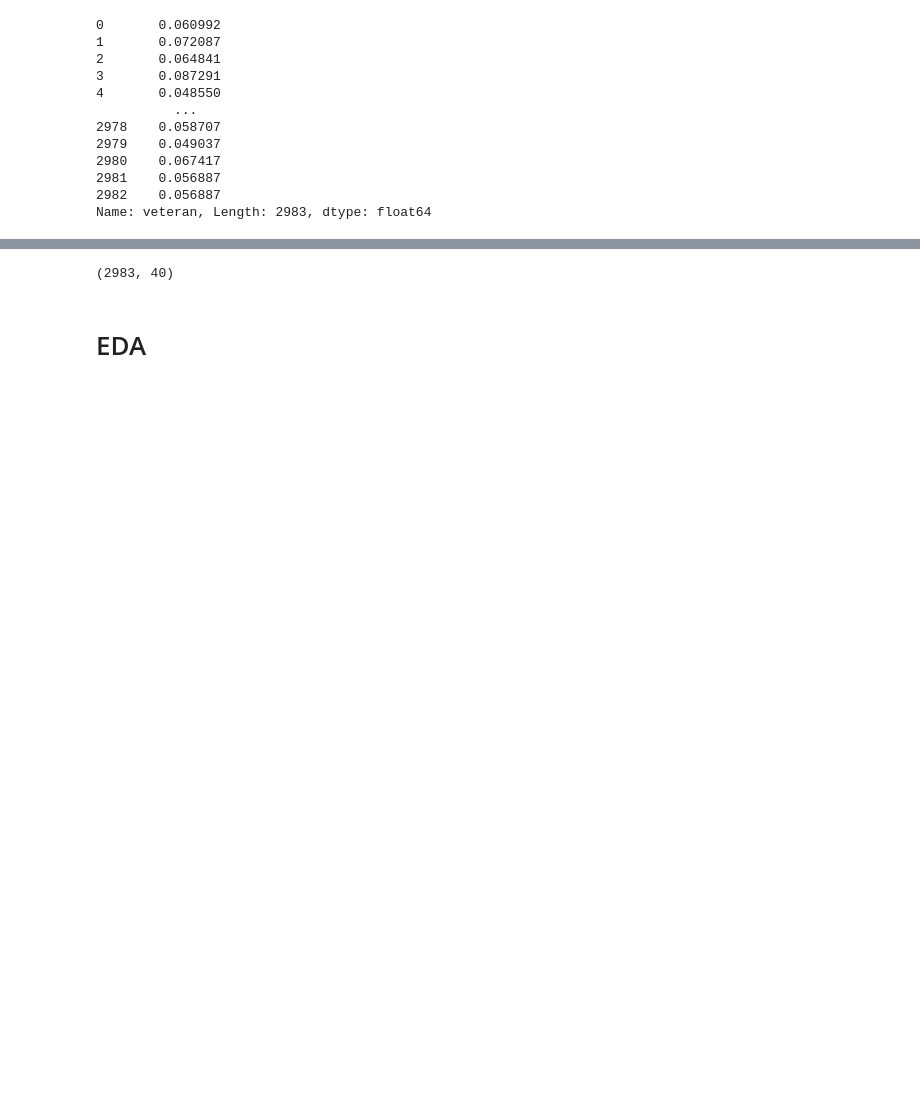
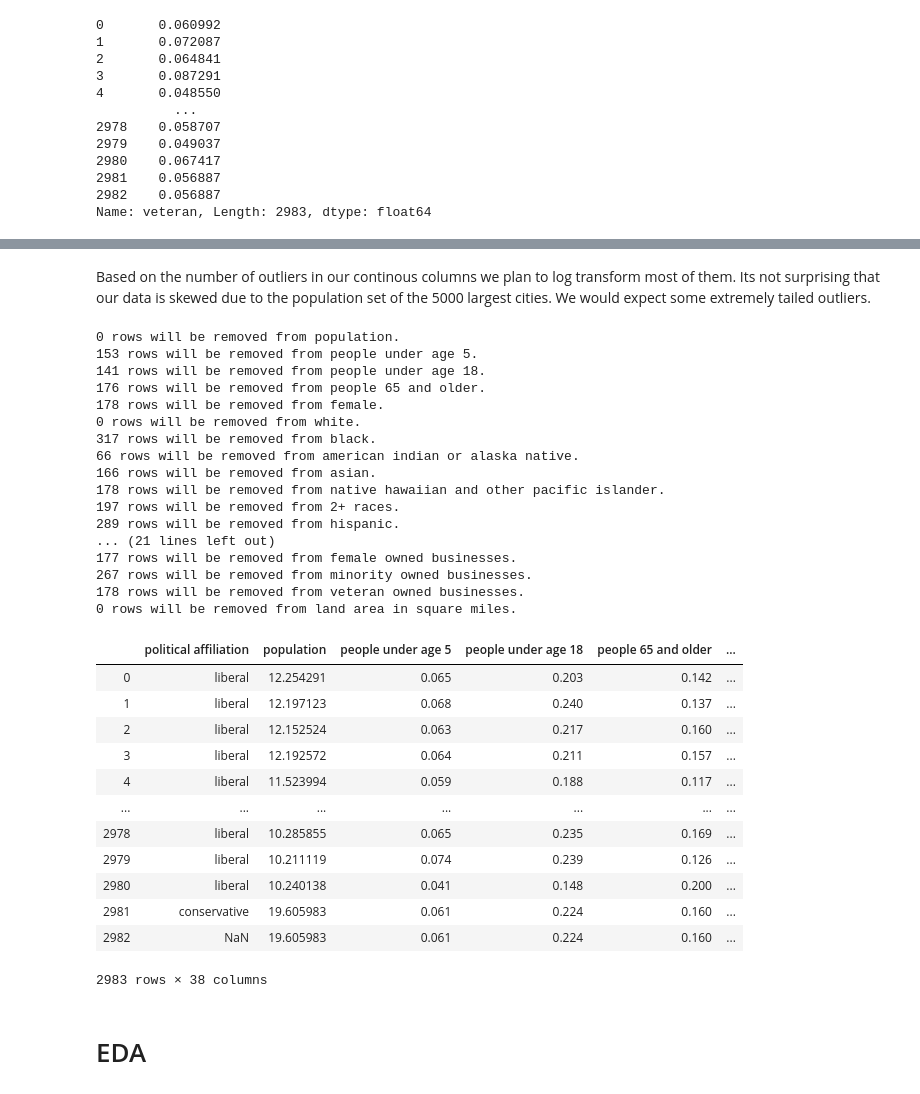
Before and after one commit to CaryMosley/PoliticalAffiliation, a Jupyter notebook: CleanAndEDA.ipynb, the cells around one changed output, grey strips where cells are left out. Drawn from its saved outputs; the diff is of its cells as text; code cells hidden in the pictures; blank space fills up the shorter version.

```diff
--- a/CleanAndEDA.ipynb
+++ b/CleanAndEDA.ipynb
@@ -266,8 +264,6 @@ continuous = ['population',
        'bachelors degree or higher, 25+', 'with disability, under 65',
        'without health insurance, under 65', 'total labor force, 16+',
        'female labor force, 16+',
-       'healthcare and social assistance revenue ($1,000)',
-       'manufacturers shipments ($1,000)',
        'avg travel time to work (min), 16+', 'avg household income',
        'per capita income in last 12 months', 'people in poverty',
        'businesses', 'female owned businesses',
@@ -346,4 +342,3 @@ remove_outliers(continuous, df)
-# %%
-df.shape
-# %% [output]
-(2983, 40)
+# %% [markdown]
+Based on the number of outliers in our continous columns we plan to log transform most of them. Its not surprising that our data is skewed due to the population set of the 5000 largest cities. We would
+expect some extremely tailed outliers.
@@ -350,3 +352,36 @@ df.shape
+# %%
+remove_outliers(continuous, df)
+# %% [output]
+0 rows will be removed from population.
+153 rows will be removed from people under age 5.
+141 rows will be removed from people under age 18.
+176 rows will be removed from people 65 and older.
+178 rows will be removed from female.
+0 rows will be removed from white.
+317 rows will be removed from black.
+66 rows will be removed from american indian or alaska native.
+166 rows will be removed from asian.
+178 rows will be removed from native hawaiian and other pacific islander.
+197 rows will be removed from 2+ races.
+289 rows will be removed from hispanic.
+... (21 lines left out)
+177 rows will be removed from female owned businesses.
+267 rows will be removed from minority owned businesses.
+178 rows will be removed from veteran owned businesses.
+0 rows will be removed from land area in square miles.
+|  | political affiliation | population | people under age 5 | people under age 18 | people 65 and older | ... |
+| 0 | liberal | 12.254291 | 0.065 | 0.203 | 0.142 | ... |
+| 1 | liberal | 12.197123 | 0.068 | 0.240 | 0.137 | ... |
+| 2 | liberal | 12.152524 | 0.063 | 0.217 | 0.160 | ... |
+| 3 | liberal | 12.192572 | 0.064 | 0.211 | 0.157 | ... |
+| 4 | liberal | 11.523994 | 0.059 | 0.188 | 0.117 | ... |
+| ... | ... | ... | ... | ... | ... | ... |
+| 2978 | liberal | 10.285855 | 0.065 | 0.235 | 0.169 | ... |
+| 2979 | liberal | 10.211119 | 0.074 | 0.239 | 0.126 | ... |
+| 2980 | liberal | 10.240138 | 0.041 | 0.148 | 0.200 | ... |
+| 2981 | conservative | 19.605983 | 0.061 | 0.224 | 0.160 | ... |
+| 2982 | NaN | 19.605983 | 0.061 | 0.224 | 0.160 | ... |
+2983 rows × 38 columns
 # %% [markdown]
 # EDA
 # %%
```
Also changed, not shown: parts of 13 cells of this notebook.
